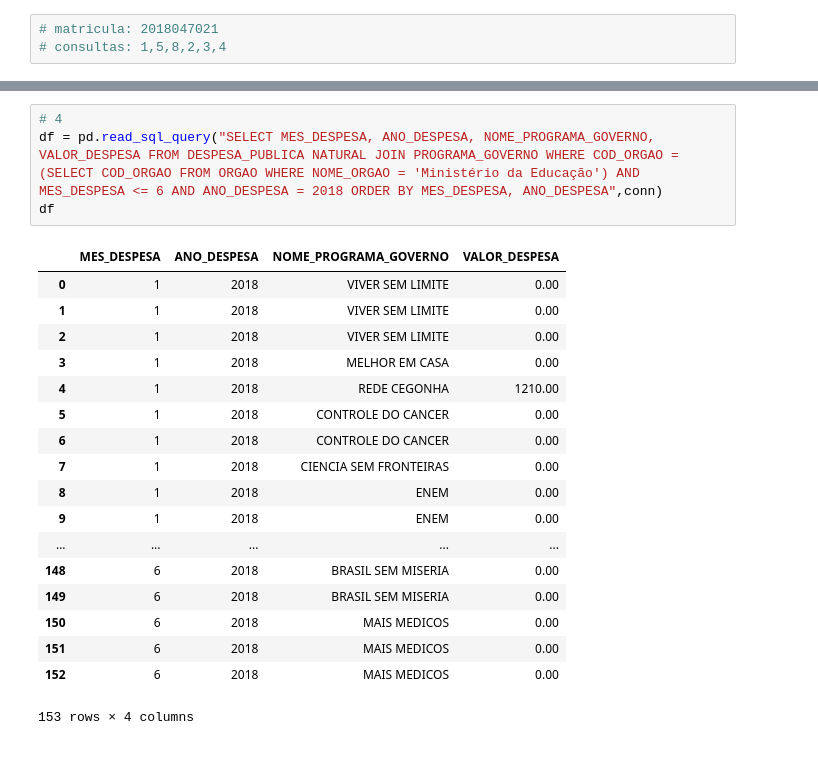
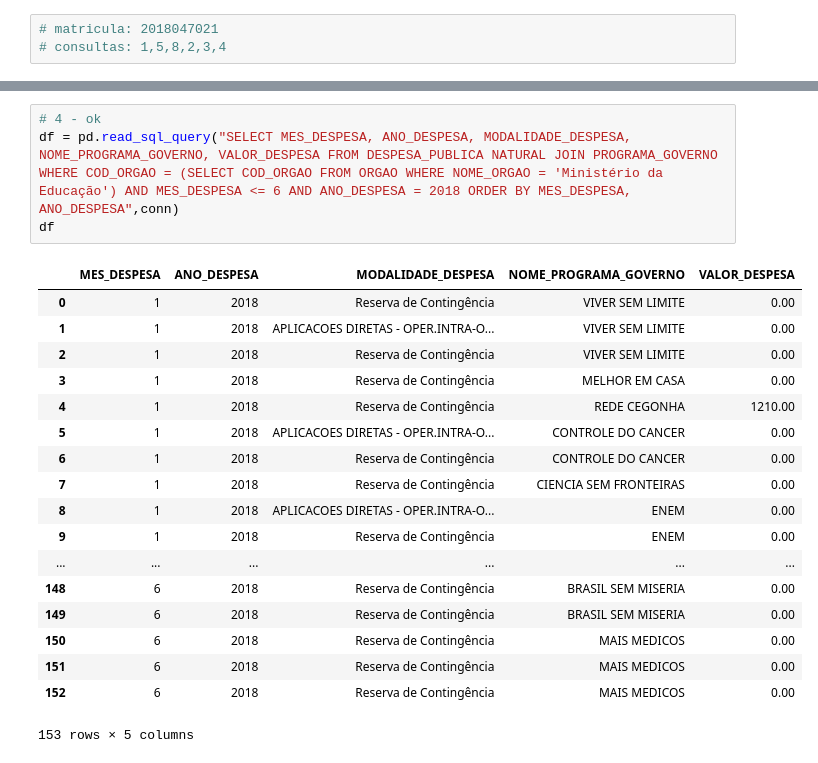
Before and after one commit to jeangeorge/ufmg, a Jupyter notebook: 4_semester/ibd/tp1/tp1.ipynb, the cells around one changed output, grey strips where cells are left out. Saved outputs shown, nothing was run; the diff lists cells and outputs as text.

```diff
--- a/4_semester/ibd/tp1/tp1.ipynb
+++ b/4_semester/ibd/tp1/tp1.ipynb
@@ -89,26 +80,26 @@ df
 | 25 | SEGURO RURAL PRIVADO | 0.00 |
 | 26 | PROGRAMA NACIONAL DE MELHORIA DE ... | 0.00 |
 # %%
-# 4
-df = pd.read_sql_query("SELECT MES_DESPESA, ANO_DESPESA, NOME_PROGRAMA_GOVERNO, VALOR_DESPESA FROM DESPESA_PUBLICA NATURAL JOIN PROGRAMA_GOVERNO WHERE COD_ORGAO = (SELECT COD_ORGAO FROM ORGAO WHERE NOME_ORGAO = 'Ministério da Educação') AND MES_DESPESA <= 6 AND ANO_DESPESA = 2018 ORDER BY MES_DESPESA, ANO_DESPESA",conn)
+# 4 - ok
+df = pd.read_sql_query("SELECT MES_DESPESA, ANO_DESPESA, MODALIDADE_DESPESA, NOME_PROGRAMA_GOVERNO, VALOR_DESPESA FROM DESPESA_PUBLICA NATURAL JOIN PROGRAMA_GOVERNO WHERE COD_ORGAO = (SELECT COD_ORGAO FROM ORGAO WHERE NOME_ORGAO = 'Ministério da Educação') AND MES_DESPESA <= 6 AND ANO_DESPESA = 2018 ORDER BY MES_DESPESA, ANO_DESPESA",conn)
 df
 # %% [output]
-|  | MES_DESPESA | ANO_DESPESA | NOME_PROGRAMA_GOVERNO | VALOR_DESPESA |
-| 0 | 1 | 2018 | VIVER SEM LIMITE | 0.00 |
-| 1 | 1 | 2018 | VIVER SEM LIMITE | 0.00 |
-| 2 | 1 | 2018 | VIVER SEM LIMITE | 0.00 |
-| 3 | 1 | 2018 | MELHOR EM CASA | 0.00 |
-| 4 | 1 | 2018 | REDE CEGONHA | 1210.00 |
-| 5 | 1 | 2018 | CONTROLE DO CANCER | 0.00 |
-| 6 | 1 | 2018 | CONTROLE DO CANCER | 0.00 |
-| 7 | 1 | 2018 | CIENCIA SEM FRONTEIRAS | 0.00 |
-| 8 | 1 | 2018 | ENEM | 0.00 |
-| 9 | 1 | 2018 | ENEM | 0.00 |
-| ... | ... | ... | ... | ... |
-| 148 | 6 | 2018 | BRASIL SEM MISERIA | 0.00 |
-| 149 | 6 | 2018 | BRASIL SEM MISERIA | 0.00 |
-| 150 | 6 | 2018 | MAIS MEDICOS | 0.00 |
-| 151 | 6 | 2018 | MAIS MEDICOS | 0.00 |
-| 152 | 6 | 2018 | MAIS MEDICOS | 0.00 |
+|  | MES_DESPESA | ANO_DESPESA | MODALIDADE_DESPESA | NOME_PROGRAMA_GOVERNO | VALOR_DESPESA |
+| 0 | 1 | 2018 | Reserva de Contingência | VIVER SEM LIMITE | 0.00 |
+| 1 | 1 | 2018 | APLICACOES DIRETAS - OPER.INTRA-O... | VIVER SEM LIMITE | 0.00 |
+| 2 | 1 | 2018 | Reserva de Contingência | VIVER SEM LIMITE | 0.00 |
+| 3 | 1 | 2018 | Reserva de Contingência | MELHOR EM CASA | 0.00 |
+| 4 | 1 | 2018 | Reserva de Contingência | REDE CEGONHA | 1210.00 |
+| 5 | 1 | 2018 | APLICACOES DIRETAS - OPER.INTRA-O... | CONTROLE DO CANCER | 0.00 |
+| 6 | 1 | 2018 | Reserva de Contingência | CONTROLE DO CANCER | 0.00 |
+| 7 | 1 | 2018 | Reserva de Contingência | CIENCIA SEM FRONTEIRAS | 0.00 |
+| 8 | 1 | 2018 | APLICACOES DIRETAS - OPER.INTRA-O... | ENEM | 0.00 |
+| 9 | 1 | 2018 | Reserva de Contingência | ENEM | 0.00 |
+| ... | ... | ... | ... | ... | ... |
+| 148 | 6 | 2018 | Reserva de Contingência | BRASIL SEM MISERIA | 0.00 |
+| 149 | 6 | 2018 | Reserva de Contingência | BRASIL SEM MISERIA | 0.00 |
+| 150 | 6 | 2018 | Reserva de Contingência | MAIS MEDICOS | 0.00 |
+| 151 | 6 | 2018 | Reserva de Contingência | MAIS MEDICOS | 0.00 |
+| 152 | 6 | 2018 | Reserva de Contingência | MAIS MEDICOS | 0.00 |
-153 rows × 4 columns
+153 rows × 5 columns
 # %%
```
Also changed, not shown: parts of 10 cells of this notebook, 6 other files.
